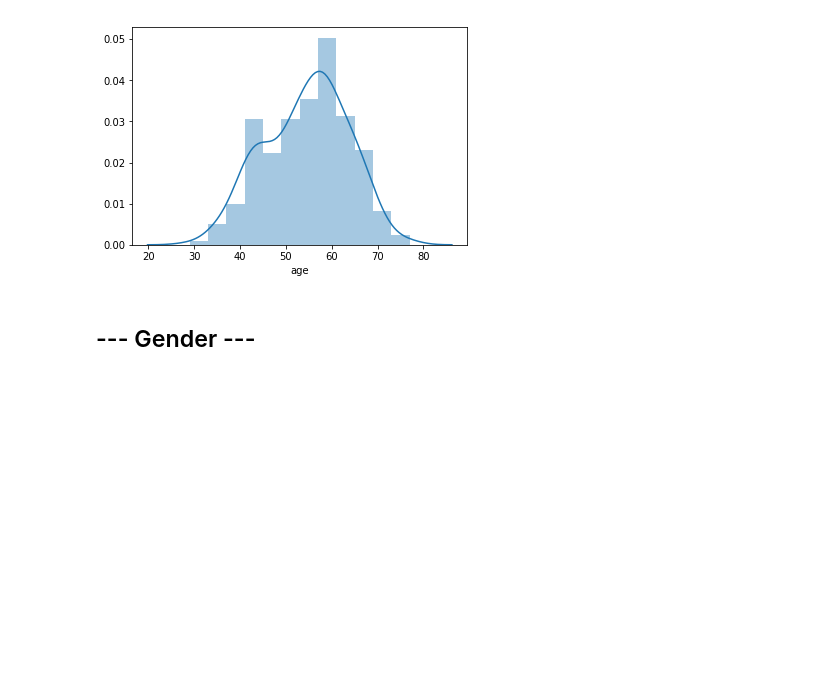
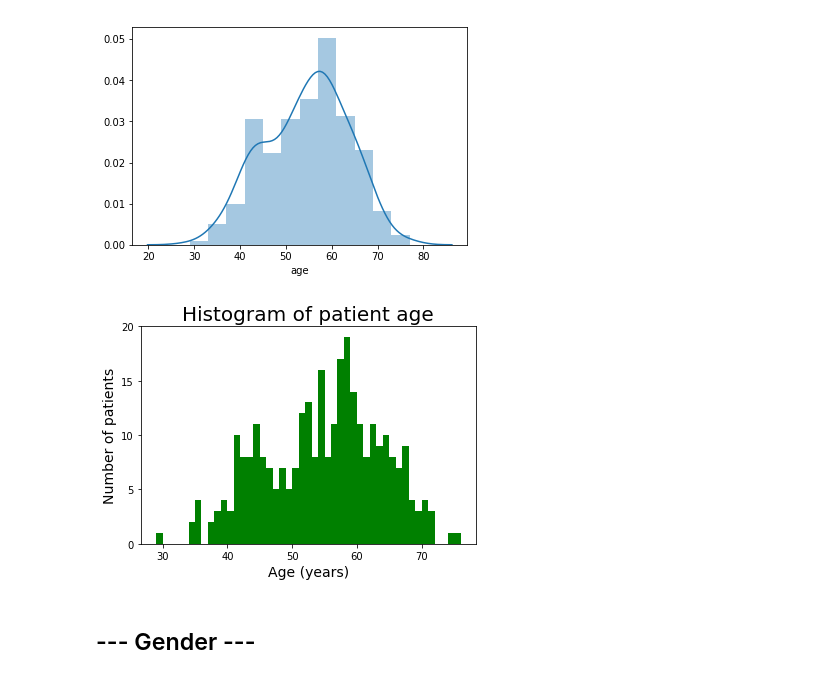
Before and after one commit to dvsun/your-own-project, a Jupyter notebook: Analysis.ipynb, the cells around one changed output. Drawn from its saved outputs; the diff is of its cells as text; code cells hidden in the pictures; blank space fills up the shorter version.

```diff
--- a/Analysis.ipynb
+++ b/Analysis.ipynb
@@ -58,6 +64,16 @@ sns.distplot(data['age'])
 # %% [output]
 <matplotlib.axes._subplots.AxesSubplot at 0x...>
 [figure]
+# %%
+plt.hist(data['age'], bins = np.arange(data['age'].min(), data['age'].max()), color= 'green')
+
+plt.xlabel('Age (years)', size = 14)
+plt.ylabel('Number of patients', size = 14)
+plt.title('Histogram of patient age', size=20)
+plt.yticks(np.arange(0, 21, 5))
+plt.savefig('Graphs/hist_age.svg', format='svg', dpi=1200)
+# %% [output]
+[figure, added]
 # %% [markdown]
 ## --- Gender ---
 # %% [markdown]
```
Also changed, not shown: parts of 48 cells of this notebook, 15 other files.
